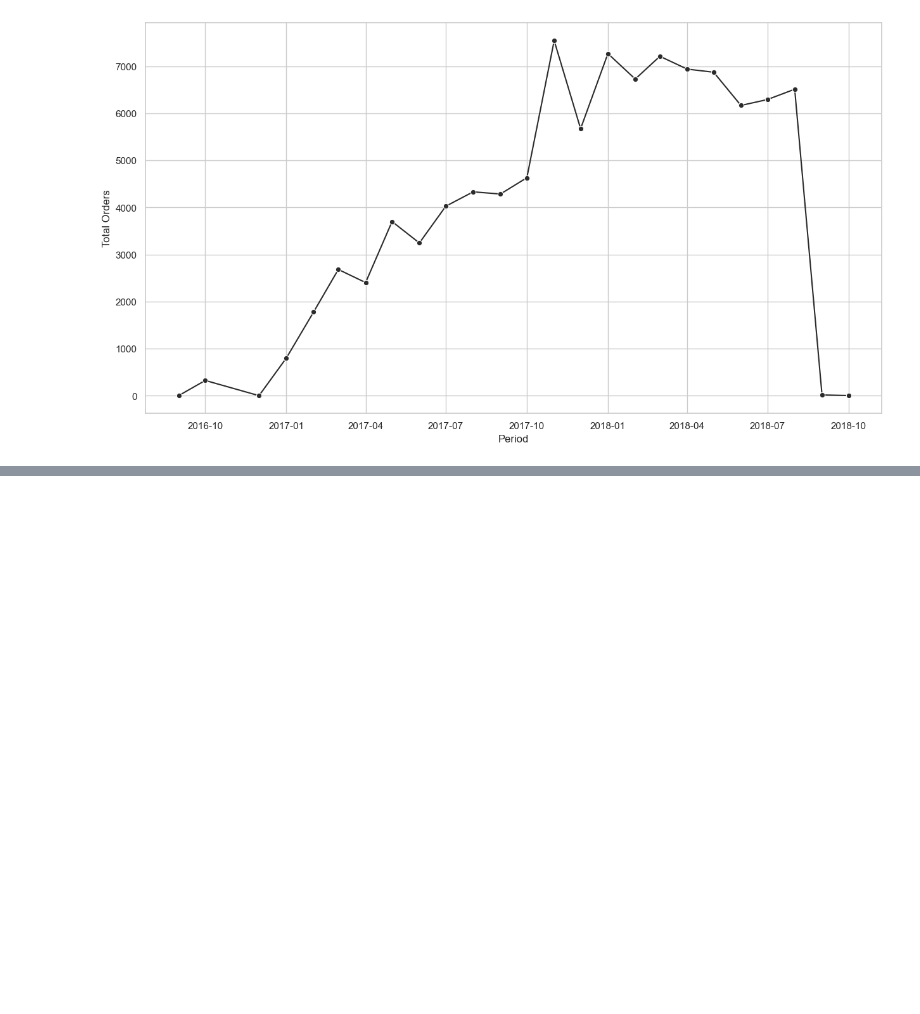
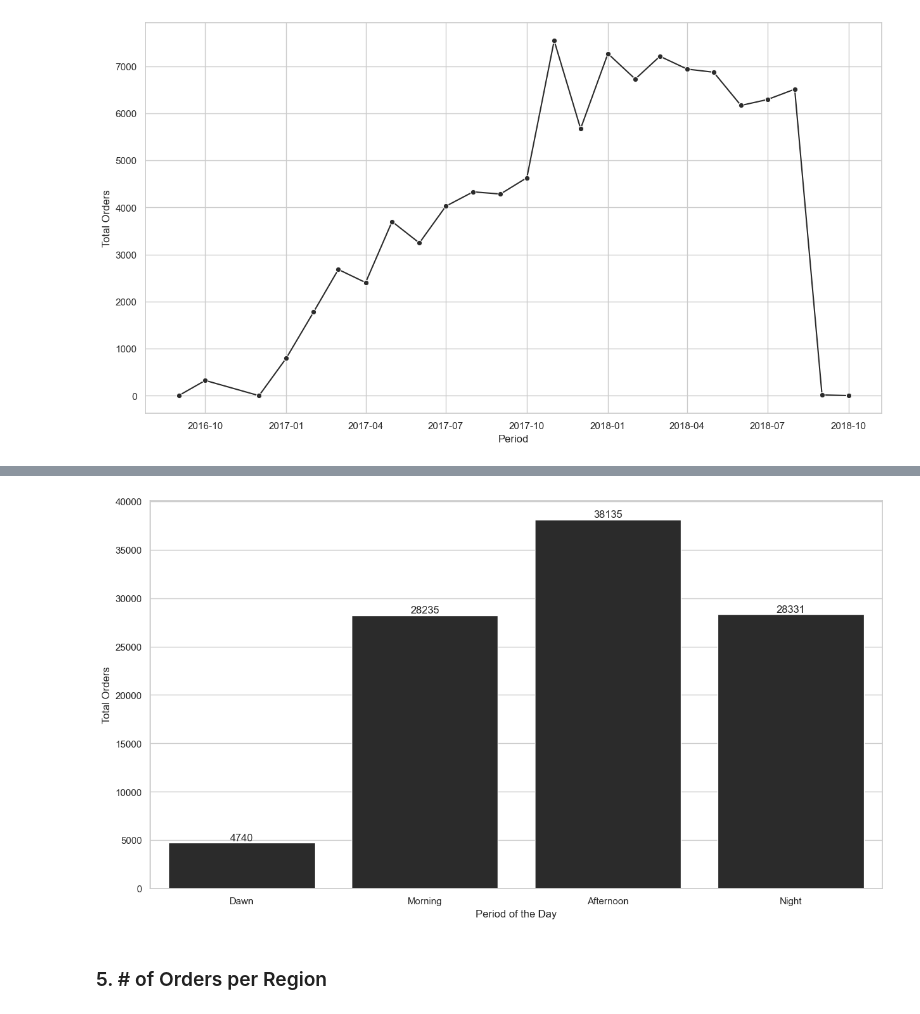
Before and after one commit to doegemon/etl_churn, a Jupyter notebook: eda/notebooks/eda.ipynb, the cells around one changed output, grey strips where cells are left out. Cells and saved outputs as stored; diff of their text form; code cells hidden in the pictures; blank space fills up the shorter version.

```diff
--- a/eda/notebooks/eda.ipynb
+++ b/eda/notebooks/eda.ipynb
@@ -76,0 +97,33 @@ Text(0, 0.5, 'Total Orders')
+# %%
+df_4 = pd.read_sql("""
+    WITH tb AS (
+        SELECT DISTINCT EXTRACT(HOUR FROM purchase_ts) AS ref_hour,
+            COUNT(DISTINCT order_id) as tt_orders
+        FROM silver_orders
+        GROUP BY 1
+        ORDER BY 1 ASC
+    ),
+    final as (
+    SELECT ref_hour,
+        CASE WHEN ref_hour BETWEEN 0 and 5 THEN 'Dawn'
+            WHEN ref_hour BETWEEN 6 AND 12 THEN 'Morning'
+            WHEN ref_hour BETWEEN 13 AND 18 THEN 'Afternoon'
+            ELSE 'Night'
+        END AS period_of_day,
+        tt_orders
+    FROM tb
+    )
+    SELECT period_of_day,
+        SUM(tt_orders) as total_orders
+    FROM final
+    GROUP BY 1
+""", con=engine)
+# %%
+ax = sns.barplot(data=df_4, x='period_of_day', y='total_orders')
+ax.set_xlabel('Period of the Day')
+ax.set_ylabel('Total Orders')
+ax.bar_label(ax.containers[0], fontsize=12);
+# %% [output]
+[figure, added]
+# %% [markdown]
+### 5. # of Orders per Region
```
Also changed, not shown: parts of 4 cells of this notebook.
